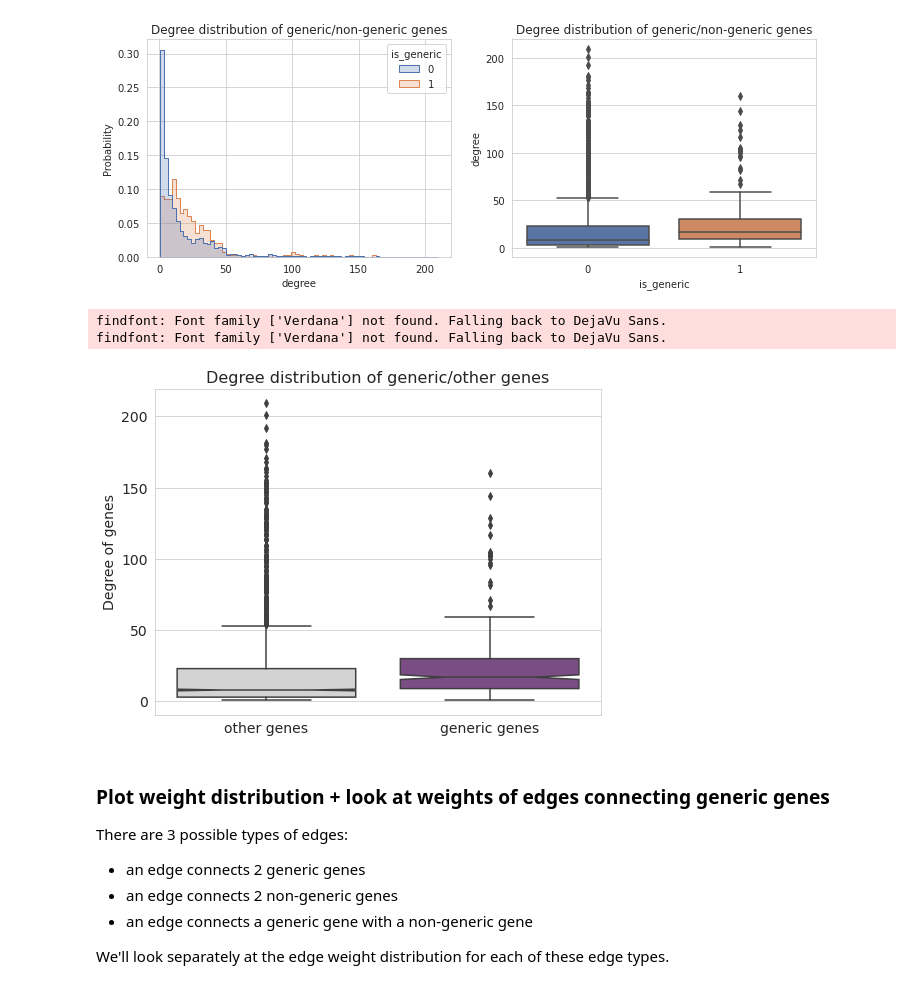
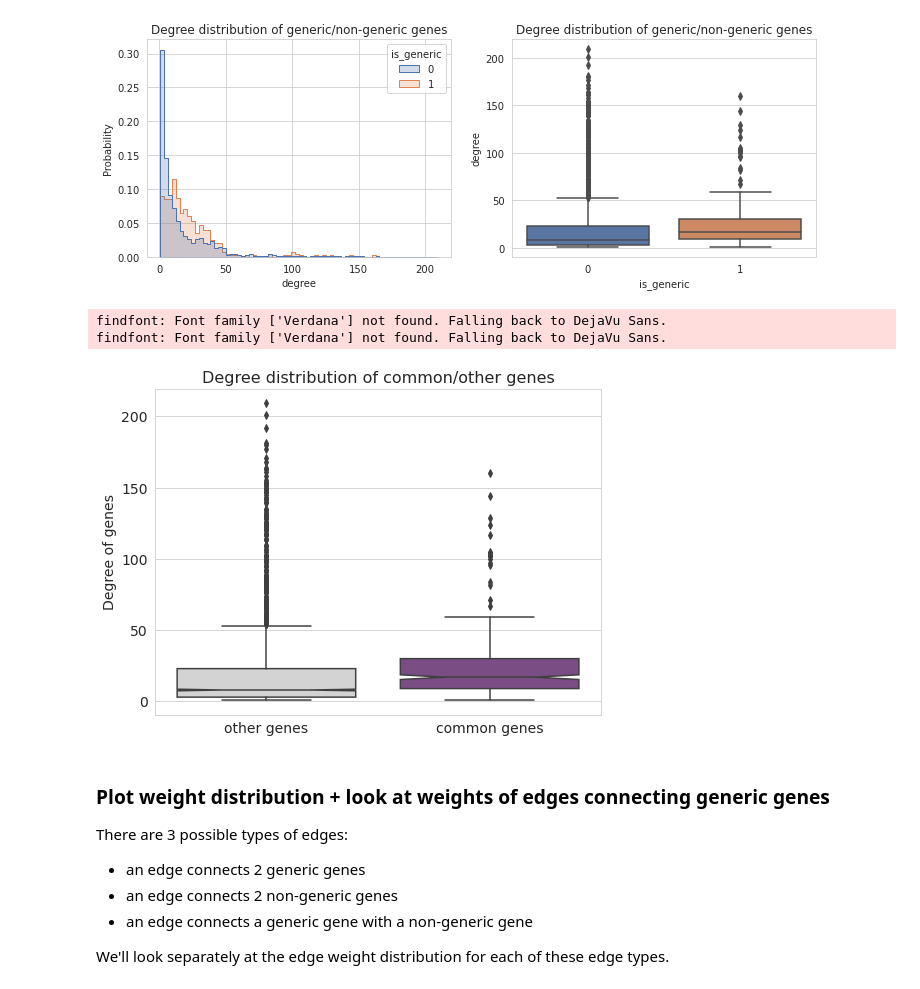
Before and after one commit to greenelab/generic-expression-patterns, a Jupyter notebook: network_analysis/2_calculate_node_statistics.ipynb, the cells around one changed output. Drawn from its saved outputs; the diff is of its cells as text; code cells hidden in the pictures.

Commit message:
update notebooks to display common instead of generic in plots

```diff
--- a/network_analysis/2_calculate_node_statistics.ipynb
+++ b/network_analysis/2_calculate_node_statistics.ipynb
@@ -75,36 +75,36 @@ sns.set_style("whitegrid")
 centrality_fig = sns.boxplot(
     data=degree_df,
     x="is_generic",
     y="degree",
     notch=True,
     palette=["lightgrey", "#81448e"],
 )
 
 centrality_fig.set_xlabel(None)
 centrality_fig.set_xticklabels(
-    ["other genes", "generic genes"], fontsize=14, fontname="Verdana"
+    ["other genes", "common genes"], fontsize=14, fontname="Verdana"
 )
 centrality_fig.set_ylabel(
     textwrap.fill("Degree of genes", width=30), fontsize=14, fontname="Verdana"
 )
 centrality_fig.tick_params(labelsize=14)
 centrality_fig.set_title(
-    "Degree distribution of generic/other genes", fontsize=16, fontname="Verdana"
+    "Degree distribution of common/other genes", fontsize=16, fontname="Verdana"
 )
 
 # Save
 centrality_fig.figure.savefig(
     "centrality_figure.svg",
     format="svg",
     bbox_inches="tight",
     transparent=True,
     pad_inches=0,
     dpi=300,
 )
 # %% [output]
 findfont: Font family ['Verdana'] not found. Falling back to DejaVu Sans.
 findfont: Font family ['Verdana'] not found. Falling back to DejaVu Sans.
-[figure, old version]
+[figure, new version]
 # %% [markdown]
 ### Plot weight distribution + look at weights of edges connecting generic genes
 
```
Also changed, not shown: 23 other files.
